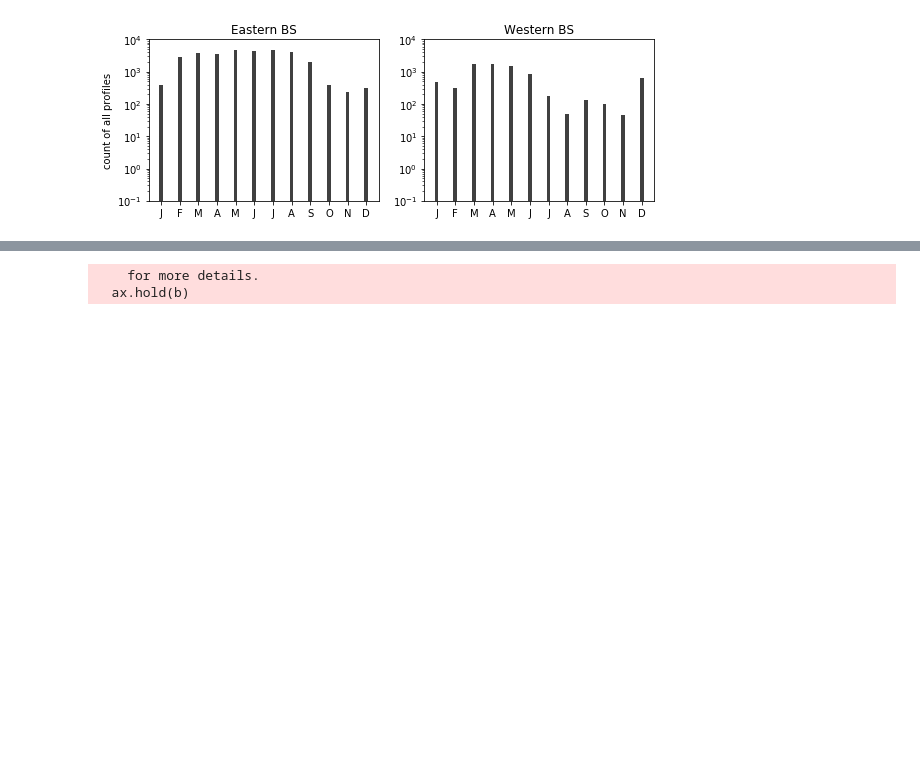
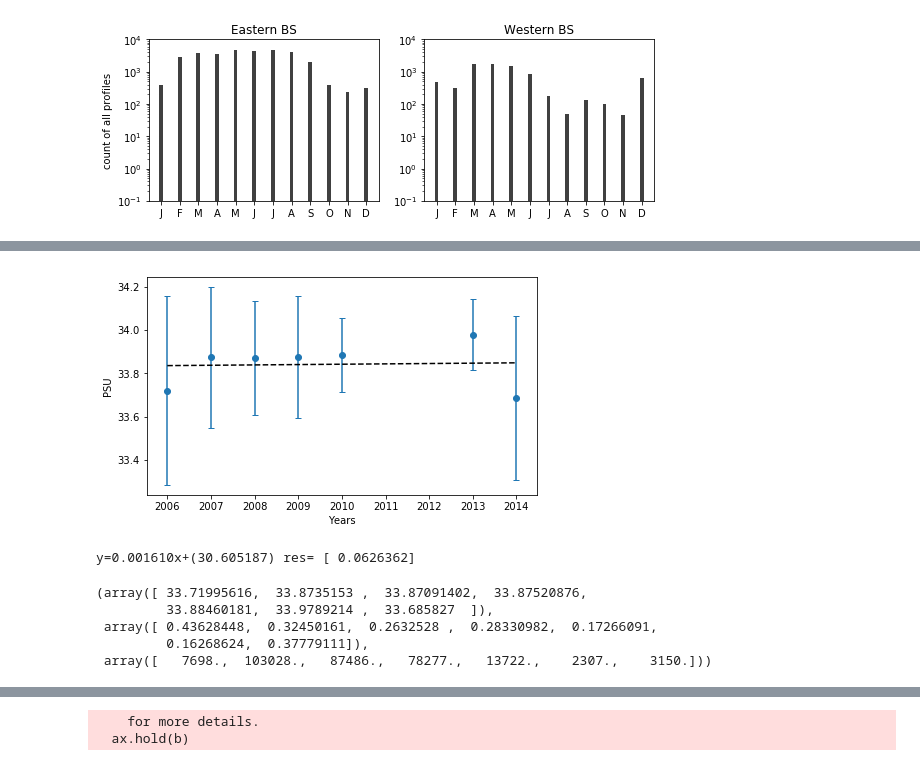
Before and after one commit to adityarn/antarctic_margins_MEOP, a Jupyter notebook: MEOP_Exploration_Part2.ipynb, the cells around one changed output, grey strips where cells are left out. Drawn from its saved outputs; the diff is of its cells as text; code cells hidden in the pictures; blank space fills up the shorter version.

```diff
--- a/MEOP_Exploration_Part2.ipynb
+++ b/MEOP_Exploration_Part2.ipynb
@@ -227,0 +191,51 @@ monthCount.plot_yearly_counts_profs(dfmg, WSO_source, WSO_prod,
+# %%
+def get_surf_salinity_yearly_mean(df, mask_region=Ross, years=[2010, 2011, 2012, 2014], save=False,
+                                  savename="Untitled.png", layer="Surface"):
+    def get_years(df, years=[2010]):
+        mask_year = [None] * len(years)
+        for i in range(len(years)):
+            mask_year[i] = df.loc[:, 'JULD'].dt.year == years[i]
+        return mask_year
+
+    mask_years = get_years(df, years=years)
+    if(layer=="Bed"):
+        mask_layer = dfmg.loc[:, 'mab'] < 100
+    elif(layer == "Surface"):
+        mask_layer = dfmg.loc[:, 'DEPTH'] > -100
+    surf_sal_regional_yearly_mean = np.zeros(len(years))
+    sd = np.zeros(len(years))
+    n = np.zeros(len(years))
+    for i in range(len(years)):
+        surf_sal_regional_yearly_mean[i] =  dfmg.loc[mask_region & mask_years[i] & mask_layer, \
+                                                     'PSAL_ADJUSTED'].mean()
+        sd[i] = dfmg.loc[mask_region & mask_years[i] & mask_layer, \
+                                                     'PSAL_ADJUSTED'].std()
+        n[i] = dfmg.loc[mask_region & mask_years[i] & mask_layer, \
+                                                     'PSAL_ADJUSTED'].count()
+
+    fig, ax = plt.subplots(figsize=(7,4))
+    yerr = sd
+    ax.errorbar(years, surf_sal_regional_yearly_mean, yerr=yerr, capsize=3, fmt="none")
+    ax.scatter(years, surf_sal_regional_yearly_mean)
+
+    z, res, _, _, _ = np.polyfit(years, surf_sal_regional_yearly_mean, 1, full=True)
+    p = np.poly1d(z)
+
+    ax.plot(years,p(years),"k--")
+    ax.set_xlabel("Years")
+    ax.set_ylabel("PSU")
+    if(save==True):
+        plt.savefig(savename)
+    plt.show()
+    print("y=%.6fx+(%.6f)"%(z[0],z[1]), "res=",res)
+    return surf_sal_regional_yearly_mean, sd, n
+# %%
+get_surf_salinity_yearly_mean(dfmg, mask_region=EBS+WBS, years=np.array([2006, 2007, 2008, 2009, 2010, 2013, 2014]))
+# %% [output]
+[figure, added]
+y=0.001610x+(30.605187) res= [ 0.0626362]
+(array([ 33.71995616,  33.8735153 ,  33.87091402,  33.87520876,
+         33.88460181,  33.9789214 ,  33.685827  ]),
+ array([ 0.43628448,  0.32450161,  0.2632528 ,  0.28330982,  0.17266091,
+         0.16268624,  0.37779111]),
+ array([   7698.,  103028.,   87486.,   78277.,   13722.,    2307.,    3150.]))
```
Also changed, not shown: parts of 14 cells of this notebook, 13 other files.
